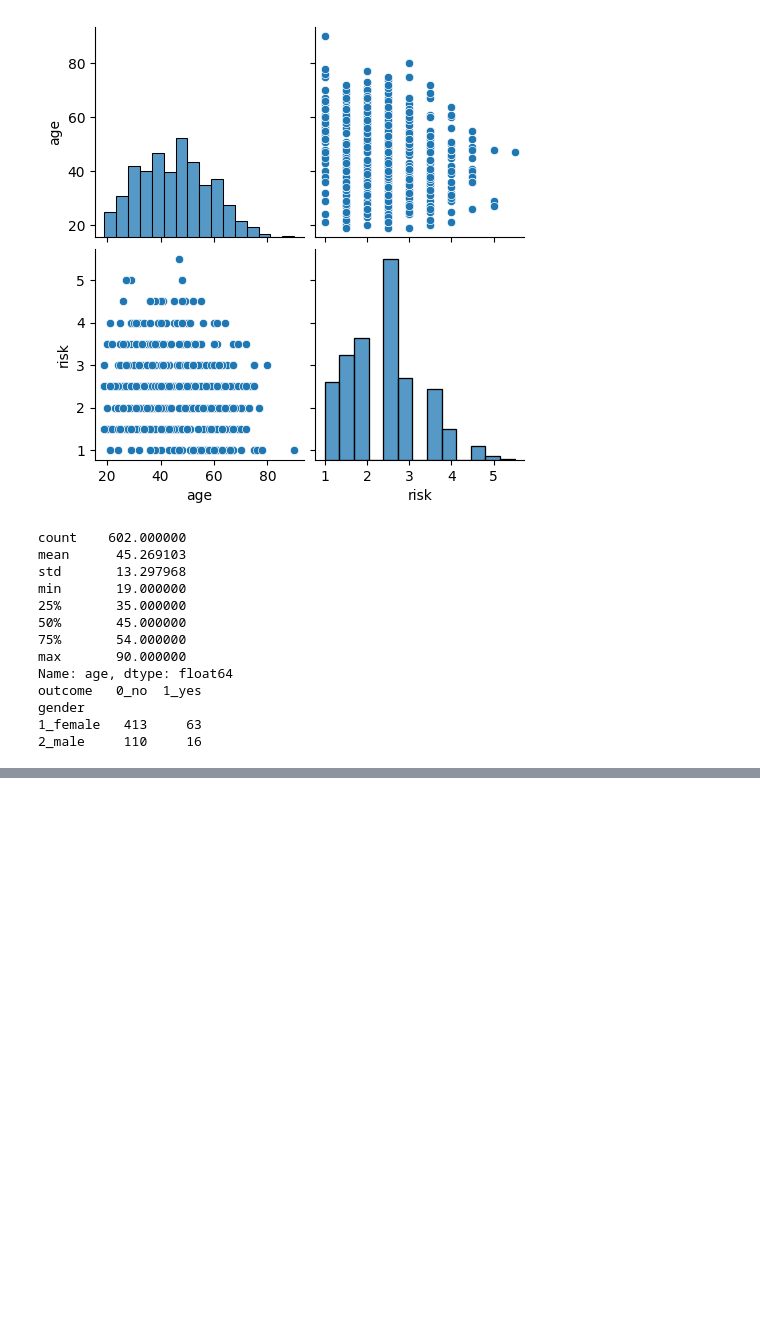
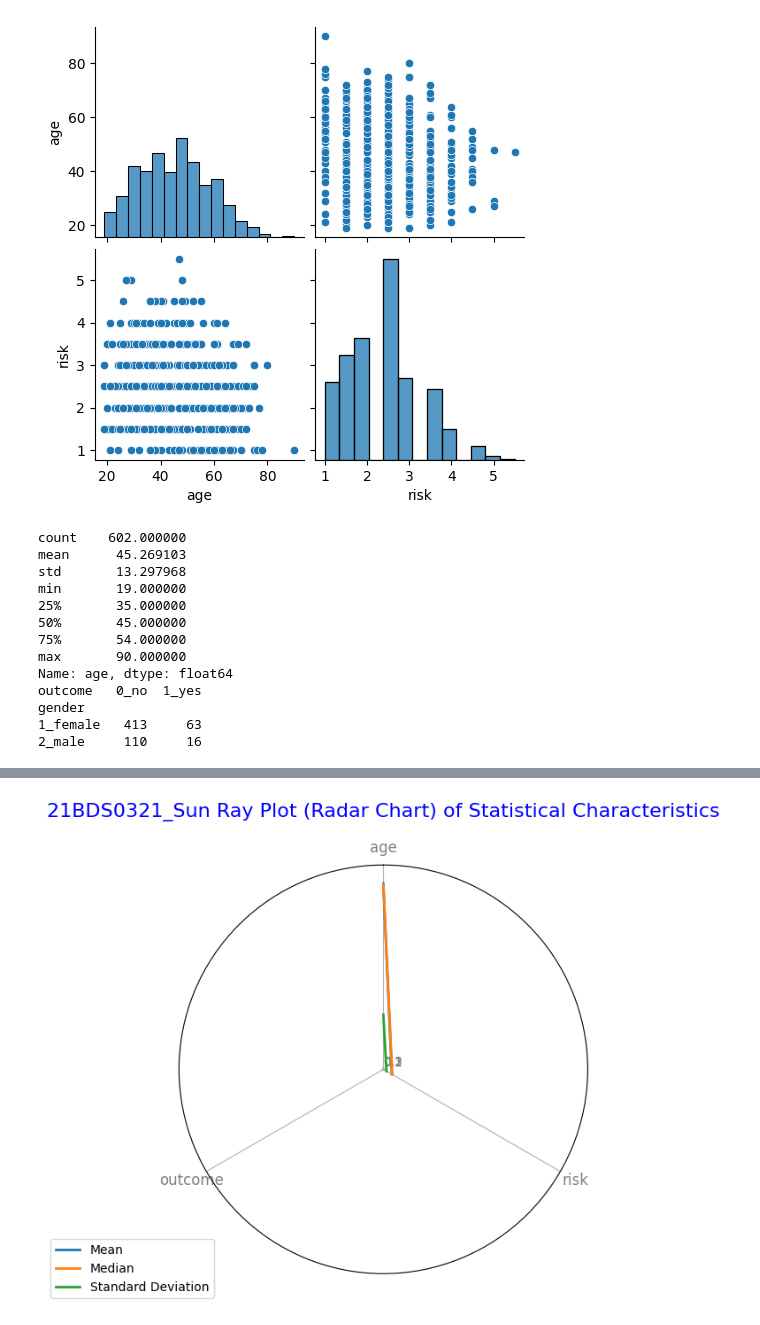
Before and after one commit to Dhairya2412/EDA_DA_21BDS0321, a Jupyter notebook: EDA_DA_1_21BDS0321.ipynb, the cells around one changed output, grey strips where cells are left out. Cells and saved outputs as stored; diff of their text form; code cells hidden in the pictures; blank space fills up the shorter version.

```diff
--- a/EDA_DA_1_21BDS0321.ipynb
+++ b/EDA_DA_1_21BDS0321.ipynb
@@ -160,3 +160,15 @@ df.dtypes
 | rx | object |
 | bleed | float64 |
 dtype: object
+# %%
+# Convert object columns to either int or float where possible
+# First, let's attempt to convert the object columns into numerical types (int or float)
+df_converted = df.copy()
+
+# Loop through object columns to convert them
+for col in df.select_dtypes(include=['object']).columns:
+    # Try converting to numeric
+    df_converted[col] = pd.to_numeric(df_converted[col], errors='coerce')
+
+# Check the data types after conversion
+df_converted.dtypes
@@ -319,0 +400,54 @@ gender
+# %%
+# 2-D Analysis
+from math import pi
+
+columns_to_analyze = ['age', 'risk', 'outcome']  # Replace these with your quantitative variables
+
+# Calculate statistical characteristics (mean, median, std)
+mean_vals =df_converted[columns_to_analyze].mean()
+median_vals = df_converted[columns_to_analyze].median()
+std_vals = df_converted[columns_to_analyze].std()
+
+# Combine into a single dataframe for easy plotting
+stats_df = pd.DataFrame({
+    'Mean': mean_vals,
+    'Median': median_vals,
+    'Standard Deviation': std_vals
+})
+
+# Number of variables to plot
+num_vars = len(stats_df)
+angles = [n / float(num_vars) * 2 * pi for n in range(num_vars)]
+angles += angles[:1]  # Complete the circle
+
+# Radar chart setup
+fig, ax = plt.subplots(figsize=(6, 6), subplot_kw=dict(polar=True))
+
+# First axis goes on top (rotate the chart)
+ax.set_theta_offset(pi / 2)
+ax.set_theta_direction(-1)
+
+# Labels for each variable
+plt.xticks(angles[:-1], stats_df.index, color='grey', size=12)
+
+# Draw y-labels
+ax.set_rlabel_position(0)
+plt.yticks([0.1, 0.2, 0.3], ["0.1", "0.2", "0.3"], color="grey", size=10)
+plt.ylim(0, max(stats_df.max()) * 1.1)
+
+# Plot each characteristic
+for i, col in enumerate(stats_df.columns):
+    values = stats_df[col].values.flatten().tolist()
+    values += values[:1]  # Complete the circle
+    ax.plot(angles, values, linewidth=2, linestyle='solid', label=col)
+    ax.fill(angles, values, alpha=0.25)
+
+# Add a legend
+plt.legend(loc='upper right', bbox_to_anchor=(0.1, 0.1))
+
+# Title
+plt.title('21BDS0321_Sun Ray Plot (Radar Chart) of Statistical Characteristics', size=16, color='blue', y=1.1)
+
+plt.show()
+# %% [output]
+[figure, added]
```
Also changed, not shown: parts of 19 cells of this notebook.
